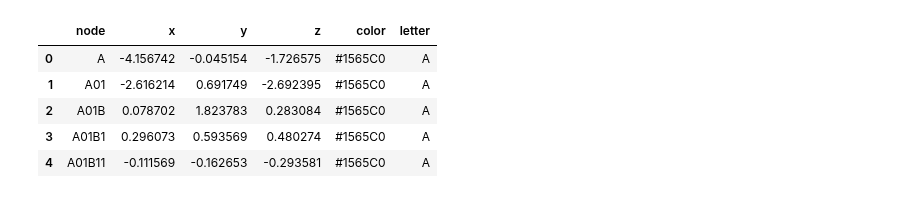
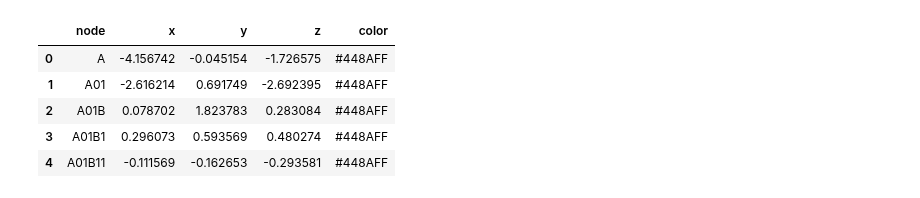
Before and after one commit to Franri3008/franri3008.github.io, a Jupyter notebook: pages/Vizs/RelatednessNetwork/Regpat/color_adder.ipynb, the cells around one changed output. Saved outputs shown, nothing was run; the diff lists cells and outputs as text; code cells hidden in the pictures.

```diff
--- a/pages/Vizs/RelatednessNetwork/Regpat/color_adder.ipynb
+++ b/pages/Vizs/RelatednessNetwork/Regpat/color_adder.ipynb
@@ -1,16 +1,16 @@
 # %%
 import pandas as pd
 df = pd.read_csv("x_y_z.csv");
-colors = ["#448AFF", "#1565C0", "#009688", "#8BC34A", "#FFC107", "#FF9800", "#F44336", "#AD1457",  "#565656"];
+colors = {"A": "#448AFF", "B": "#1565C0", "C": "#009688", "D": "#8BC34A", "E": "#FFC107", "F": "#FF9800", "G": "#F44336", "H": "#AD1457", "Y": "#565656"};
 df["letter"] = df["node"].str[0];
-df["color"] = df["letter"].apply(lambda x: colors[ord(x) % len(colors)]);
-#df.drop(columns=["letter"], inplace=True);
-#df.to_csv("x_y_z.csv", index=False);
+df["color"] = df["letter"].apply(lambda x: colors.get(x, "#FFFFFF"));
+df.drop(columns=["letter"], inplace=True);
+df.to_csv("x_y_z.csv", index=False);
 df.head()
 # %% [output]
-|  | node | x | y | z | color | letter |
-| 0 | A | -4.156742 | -0.045154 | -1.726575 | #1565C0 | A |
-| 1 | A01 | -2.616214 | 0.691749 | -2.692395 | #1565C0 | A |
-| 2 | A01B | 0.078702 | 1.823783 | 0.283084 | #1565C0 | A |
-| 3 | A01B1 | 0.296073 | 0.593569 | 0.480274 | #1565C0 | A |
-| 4 | A01B11 | -0.111569 | -0.162653 | -0.293581 | #1565C0 | A |
+|  | node | x | y | z | color |
+| 0 | A | -4.156742 | -0.045154 | -1.726575 | #448AFF |
+| 1 | A01 | -2.616214 | 0.691749 | -2.692395 | #448AFF |
+| 2 | A01B | 0.078702 | 1.823783 | 0.283084 | #448AFF |
+| 3 | A01B1 | 0.296073 | 0.593569 | 0.480274 | #448AFF |
+| 4 | A01B11 | -0.111569 | -0.162653 | -0.293581 | #448AFF |
```
Also changed, not shown: parts of 1 cell of this notebook, 4 other files.
